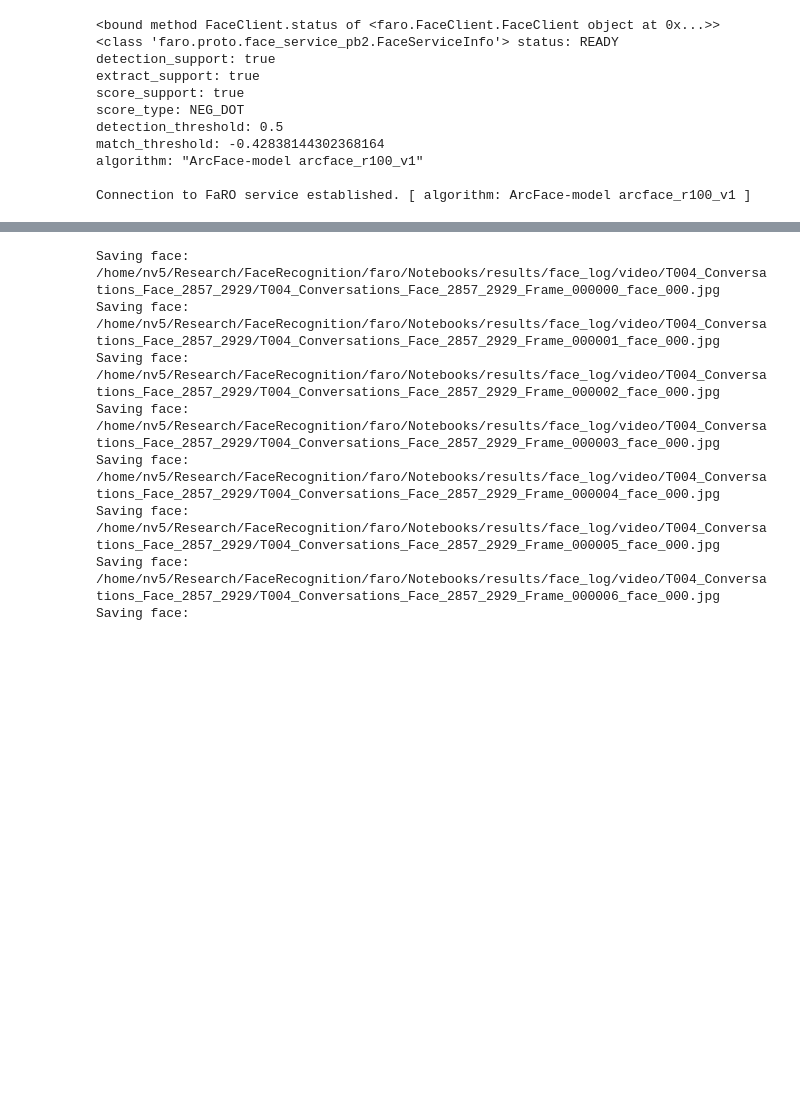
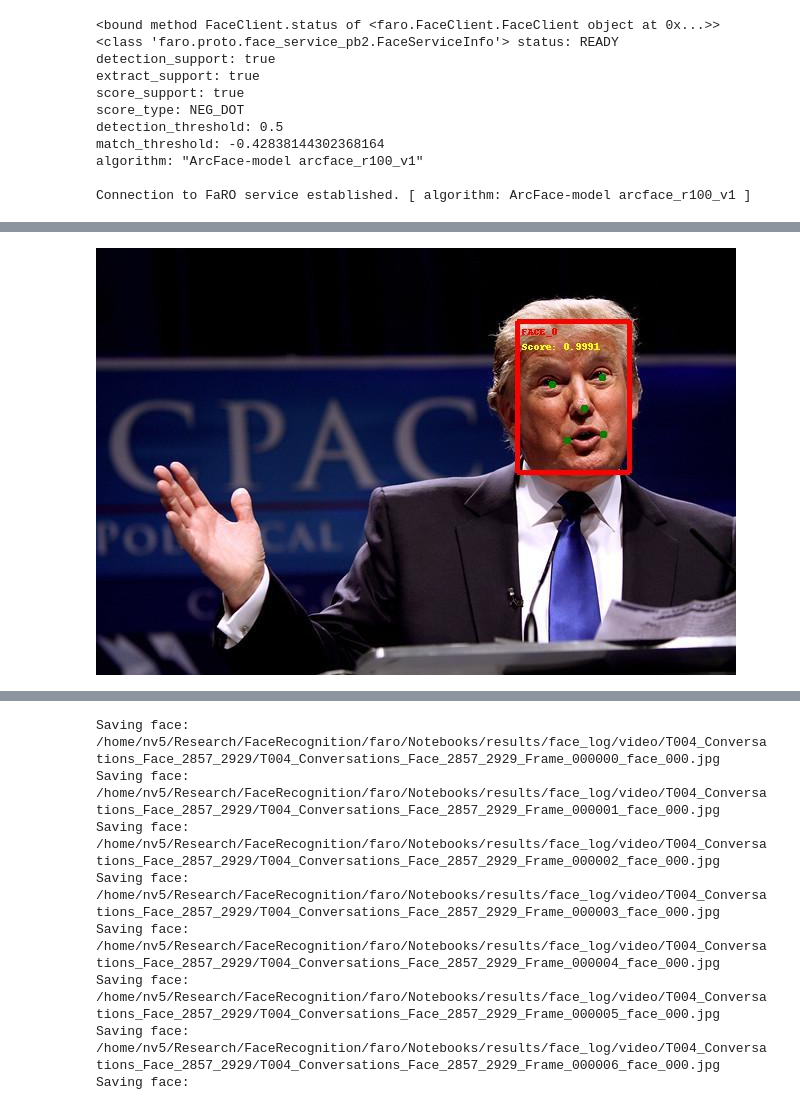
Before and after one commit to ORNL/faro, a Jupyter notebook: Notebooks/FaRO_Client_Face_Detection_Video_and_Images.ipynb, the cells around one changed output, grey strips where cells are left out. Cells and saved outputs as stored; diff of their text form; code cells hidden in the pictures; blank space fills up the shorter version.

```diff
--- a/Notebooks/FaRO_Client_Face_Detection_Video_and_Images.ipynb
+++ b/Notebooks/FaRO_Client_Face_Detection_Video_and_Images.ipynb
@@ -262,13 +279,18 @@ Processed 0 images in -1592570177.917 seconds: -0.000000 images/second
 # %%
 #View one output
 
 if detection_options.detect_log is not None:
     from glob import glob
     idir = os.path.join(detection_options.results_root_path, detection_options.detect_log, 'image')
     bbox_imgs = glob(os.path.join(idir,'*'))
-if len(bbox_imgs) != 0:
-    img = pv.Image(bbox_imgs[5])
-    img.show()
+    img_path = None
+    if len(bbox_imgs) != 0:
+        img_path = bbox_imgs[1]
+
+img = pv.Image(img_path)
+img.show()
+# %% [output]
+[figure, added]
 # %%
 if detection_options.face_log is not None:
     from glob import glob
```
Also changed, not shown: parts of 5 cells of this notebook, 1 other file.
